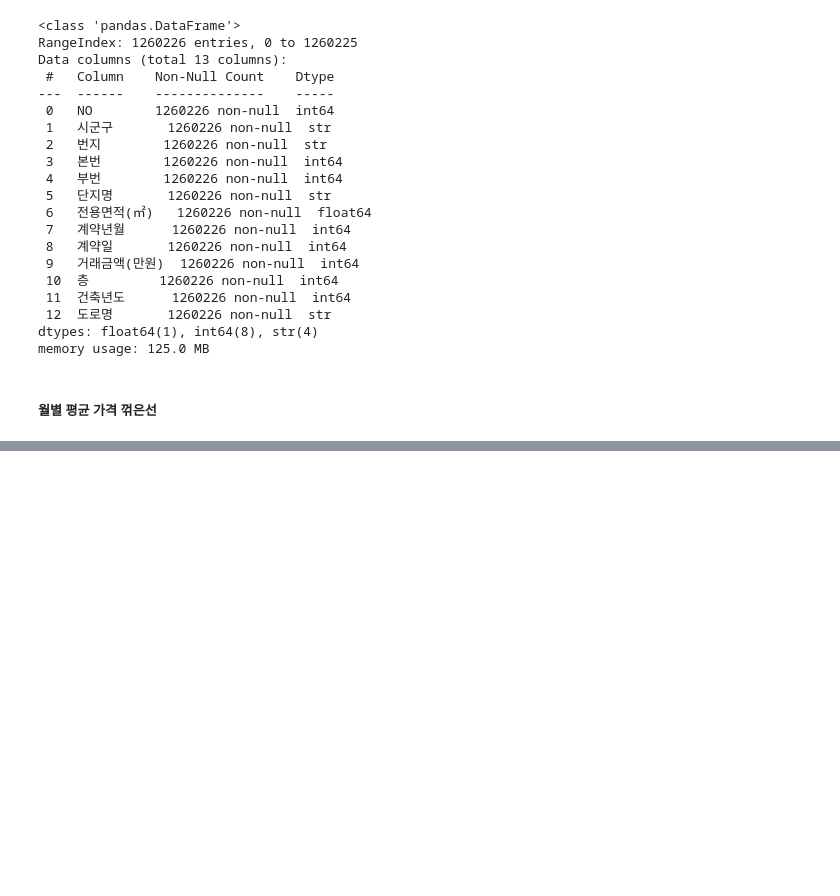
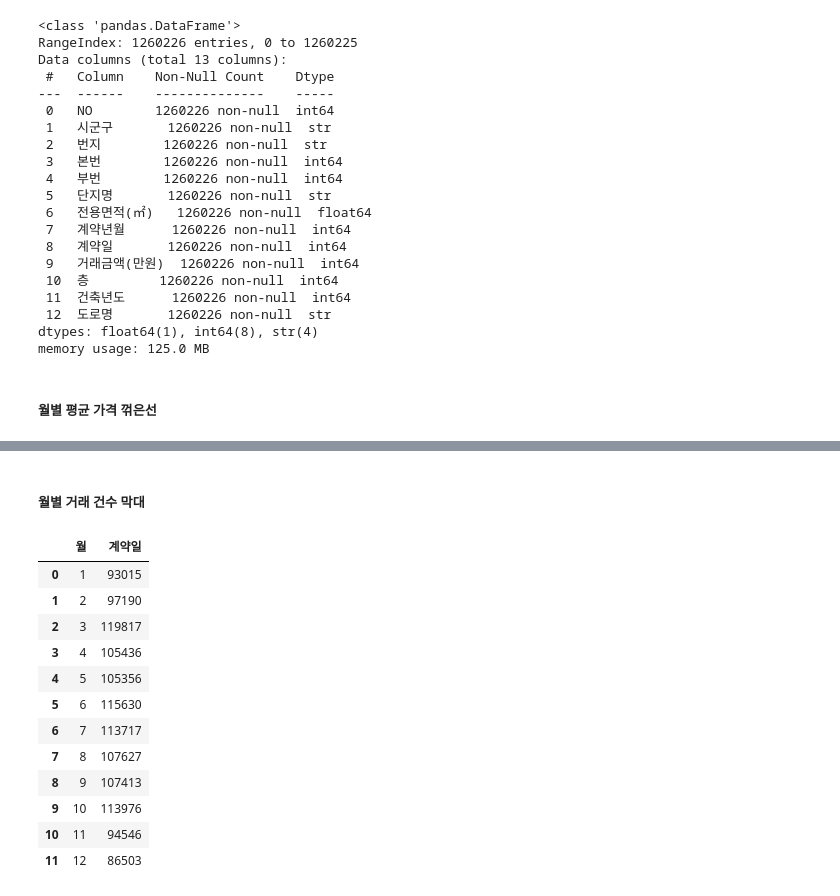
Before and after one commit to FlatBass/study-flat, a Jupyter notebook: 260520_visualization.ipynb, the cells around one changed output, grey strips where cells are left out. Cells and saved outputs as stored; diff of their text form; code cells hidden in the pictures; blank space fills up the shorter version.

```diff
--- a/260520_visualization.ipynb
+++ b/260520_visualization.ipynb
@@ -273,0 +274,18 @@ plt.show()
+# %% [markdown]
+##### 월별 거래 건수 막대
+# %%
+month_count_df
+# %% [output]
+|  | 월 | 계약일 |
+| 0 | 1 | 93015 |
+| 1 | 2 | 97190 |
+| 2 | 3 | 119817 |
+| 3 | 4 | 105436 |
+| 4 | 5 | 105356 |
+| 5 | 6 | 115630 |
+| 6 | 7 | 113717 |
+| 7 | 8 | 107627 |
+| 8 | 9 | 107413 |
+| 9 | 10 | 113976 |
+| 10 | 11 | 94546 |
+| 11 | 12 | 86503 |
```
Also changed, not shown: parts of 3 cells of this notebook, 2 other files.
